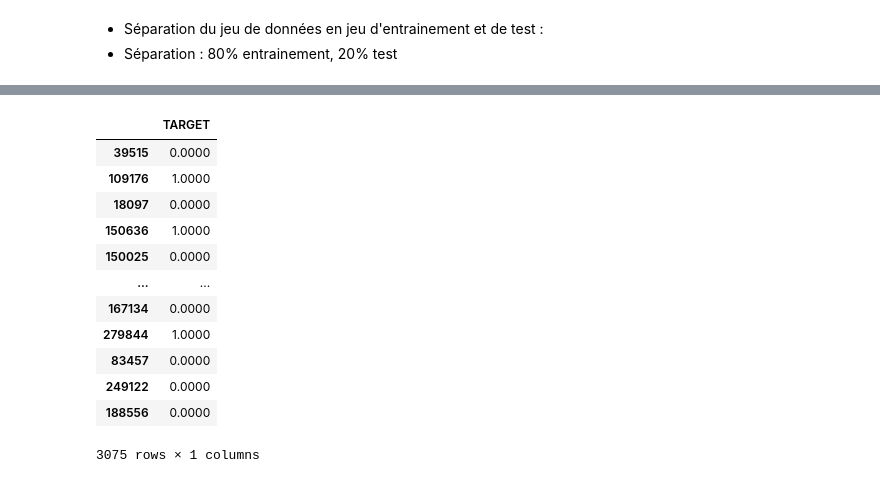
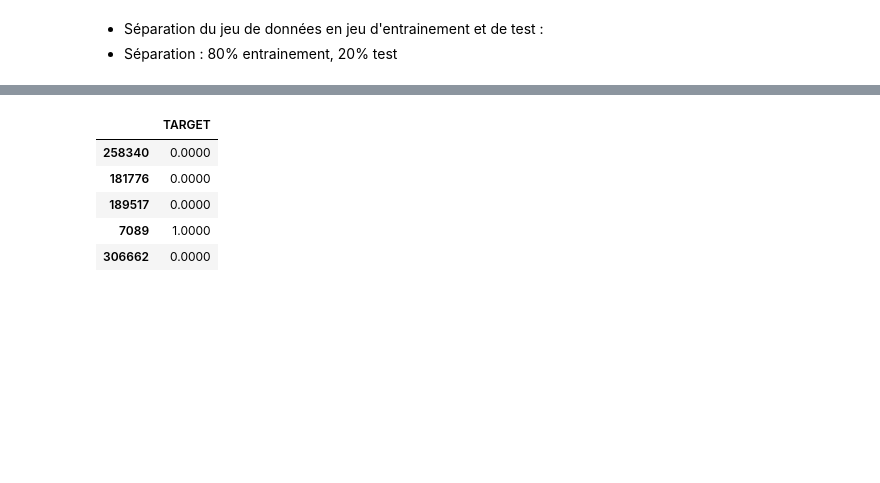
Before and after one commit to HananeMaghlazi/P7_Scoring, a Jupyter notebook: Scoring7_Modelisation.ipynb, the cells around one changed output, grey strips where cells are left out. Cells and saved outputs as stored; diff of their text form; code cells hidden in the pictures; blank space fills up the shorter version.

```diff
--- a/Scoring7_Modelisation.ipynb
+++ b/Scoring7_Modelisation.ipynb
@@ -45,7 +56,7 @@ pd.set_option("float_format", lambda x: "%.4f" % x)
 #### Import du fichier :
 # %%
 data = pd.read_csv(
-    "/Users/hananemaghlazi/Desktop/Datascientist/Projets_Formation/P7_MAGHLAZI_Hanane/data.csv"
+    "/Users/hananemaghlazi/Desktop/Datascientist/Projets_Formation/P7_MAGHLAZI_Hanane/train.csv"
 )
 data.head()
 # %% [output]
@@ -110,16 +119,9 @@ shape of output - testing set (615, 1)
 # %%
-Y
+Y.head()
 # %% [output]
 |  | TARGET |
-| 39515 | 0.0000 |
-| 109176 | 1.0000 |
-| 18097 | 0.0000 |
-| 150636 | 1.0000 |
-| 150025 | 0.0000 |
-| ... | ... |
-| 167134 | 0.0000 |
-| 279844 | 1.0000 |
-| 83457 | 0.0000 |
-| 249122 | 0.0000 |
-| 188556 | 0.0000 |
+| 258340 | 0.0000 |
+| 181776 | 0.0000 |
+| 189517 | 0.0000 |
+| 7089 | 1.0000 |
+| 306662 | 0.0000 |
-3075 rows × 1 columns
```
Also changed, not shown: parts of 74 cells of this notebook.
